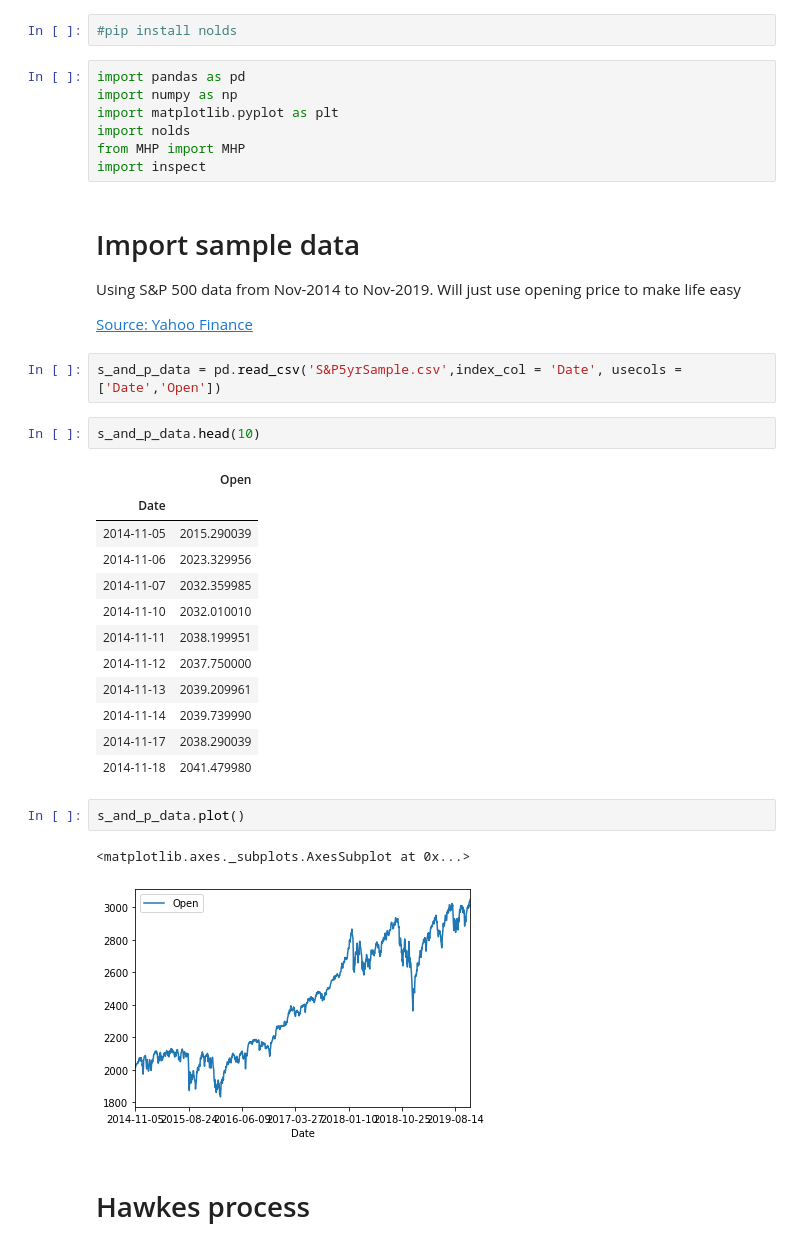
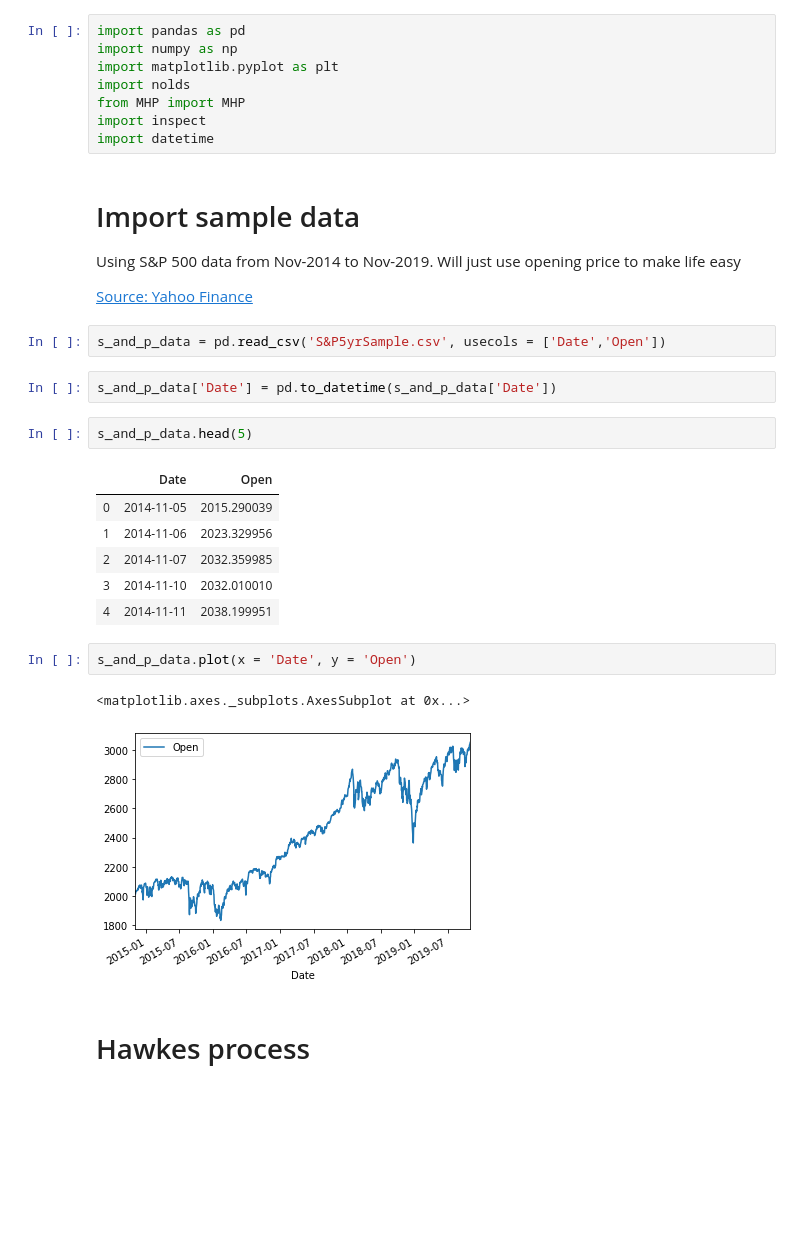
Before and after one commit to PtarmiganString/Final-year-project, a Jupyter notebook: Lyapunov + Hawkes proof of concept.ipynb, the cells around one changed output. Saved outputs shown, nothing was run; the diff lists cells and outputs as text; blank space fills up the shorter version.

```diff
--- a/Lyapunov + Hawkes proof of concept.ipynb
+++ b/Lyapunov + Hawkes proof of concept.ipynb
@@ -1,5 +1,3 @@
-# %%
-#pip install nolds
 # %%
 import pandas as pd
 import numpy as np
@@ -7,6 +5,7 @@ import matplotlib.pyplot as plt
 import nolds
 from MHP import MHP
 import inspect
+import datetime
 # %% [markdown]
 # Import sample data
 
@@ -14,27 +13,23 @@ Using S&P 500 data from Nov-2014 to Nov-2019. Will just use opening price to mak
 
 [Source: Yahoo Finance](https://finance.yahoo.com/quote/%5EGSPC/history?period1=1415145600&period2=1572912000&interval=1d&filter=history&frequency=1d)
 # %%
-s_and_p_data = pd.read_csv('S&P5yrSample.csv',index_col = 'Date', usecols = ['Date','Open'])
+s_and_p_data = pd.read_csv('S&P5yrSample.csv', usecols = ['Date','Open'])
+# %%
+s_and_p_data['Date'] = pd.to_datetime(s_and_p_data['Date'])
 # %%
-s_and_p_data.head(10)
+s_and_p_data.head(5)
 # %% [output]
-|  | Open |
-| Date |  |
-| 2014-11-05 | 2015.290039 |
-| 2014-11-06 | 2023.329956 |
-| 2014-11-07 | 2032.359985 |
-| 2014-11-10 | 2032.010010 |
-| 2014-11-11 | 2038.199951 |
-| 2014-11-12 | 2037.750000 |
-| 2014-11-13 | 2039.209961 |
-| 2014-11-14 | 2039.739990 |
-| 2014-11-17 | 2038.290039 |
-| 2014-11-18 | 2041.479980 |
+|  | Date | Open |
+| 0 | 2014-11-05 | 2015.290039 |
+| 1 | 2014-11-06 | 2023.329956 |
+| 2 | 2014-11-07 | 2032.359985 |
+| 3 | 2014-11-10 | 2032.010010 |
+| 4 | 2014-11-11 | 2038.199951 |
 # %%
-s_and_p_data.plot()
+s_and_p_data.plot(x = 'Date', y = 'Open')
 # %% [output]
 <matplotlib.axes._subplots.AxesSubplot at 0x...>
-[figure, old version]
+[figure, new version]
 # %% [markdown]
 # Hawkes process
 # %%
```
Also changed, not shown: parts of 13 cells of this notebook.
